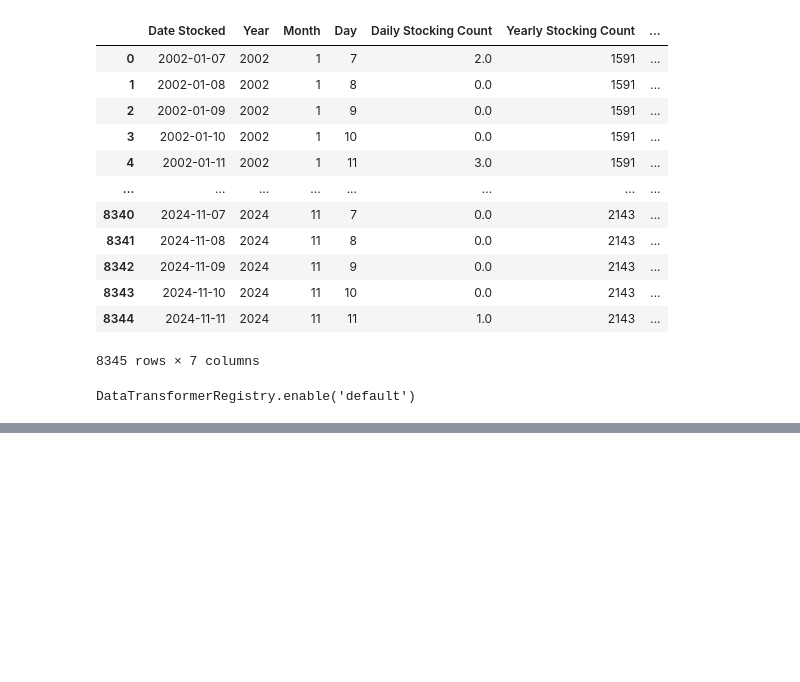
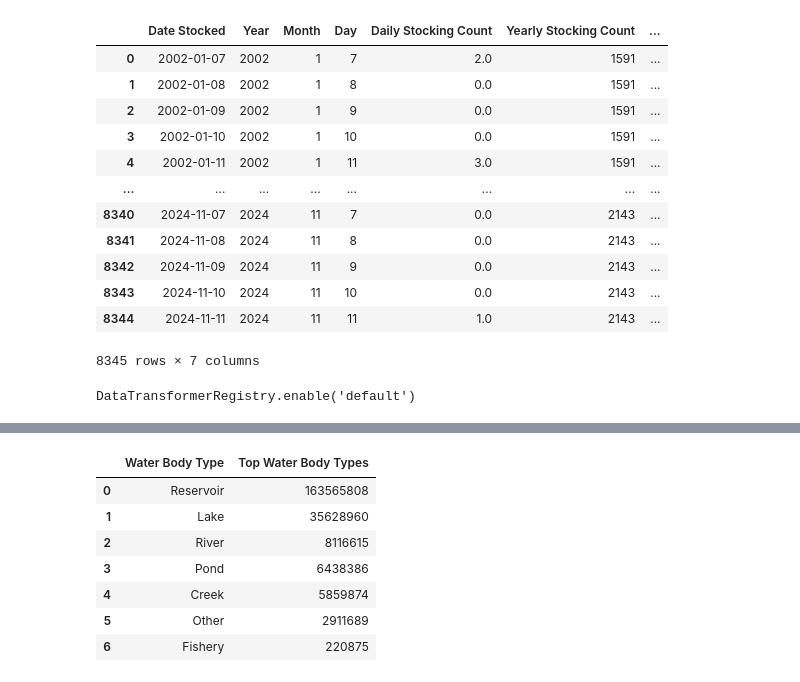
Before and after one commit to Daxton-Furniss/COMP-5960_Project, a Jupyter notebook: exploratory_notebook_draft.ipynb, the cells around one changed output, grey strips where cells are left out. Drawn from its saved outputs; the diff is of its cells as text; code cells hidden in the pictures; blank space fills up the shorter version.

```diff
--- a/exploratory_notebook_draft.ipynb
+++ b/exploratory_notebook_draft.ipynb
@@ -543,0 +588,14 @@ Introducing them in the summer helps to minimize mortality rates of stocked fish
+# %%
+#Total counts of instances each Water Body Type was stocked
+
+top_water_body_types = fish_stock_data.groupby('Water Body Type')['Quantity'].sum().nlargest(7).reset_index(name='Top Water Body Types')
+top_water_body_types
+# %% [output]
+|  | Water Body Type | Top Water Body Types |
+| 0 | Reservoir | 163565808 |
+| 1 | Lake | 35628960 |
+| 2 | River | 8116615 |
+| 3 | Pond | 6438386 |
+| 4 | Creek | 5859874 |
+| 5 | Other | 2911689 |
+| 6 | Fishery | 220875 |
```
Also changed, not shown: parts of 13 cells of this notebook.
